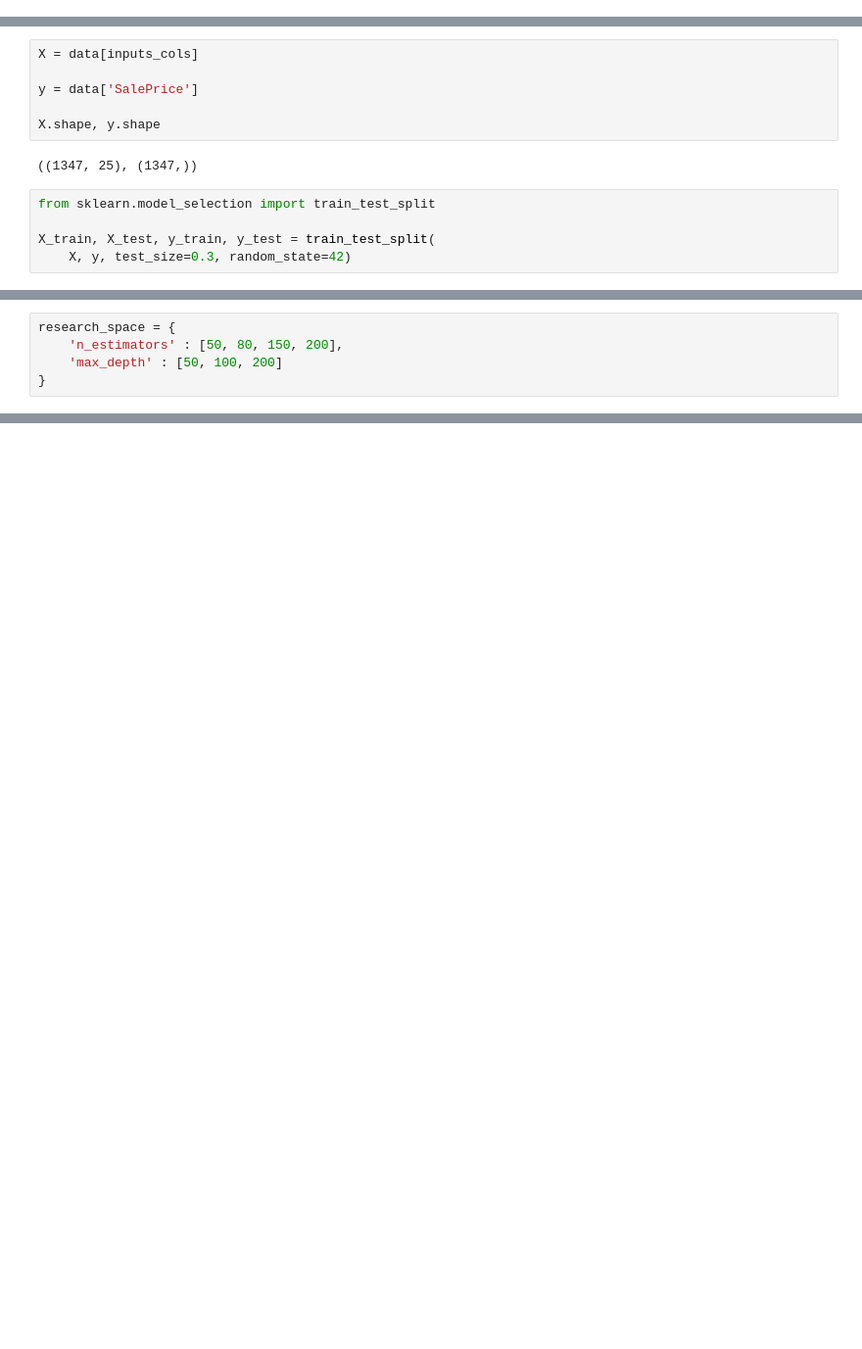
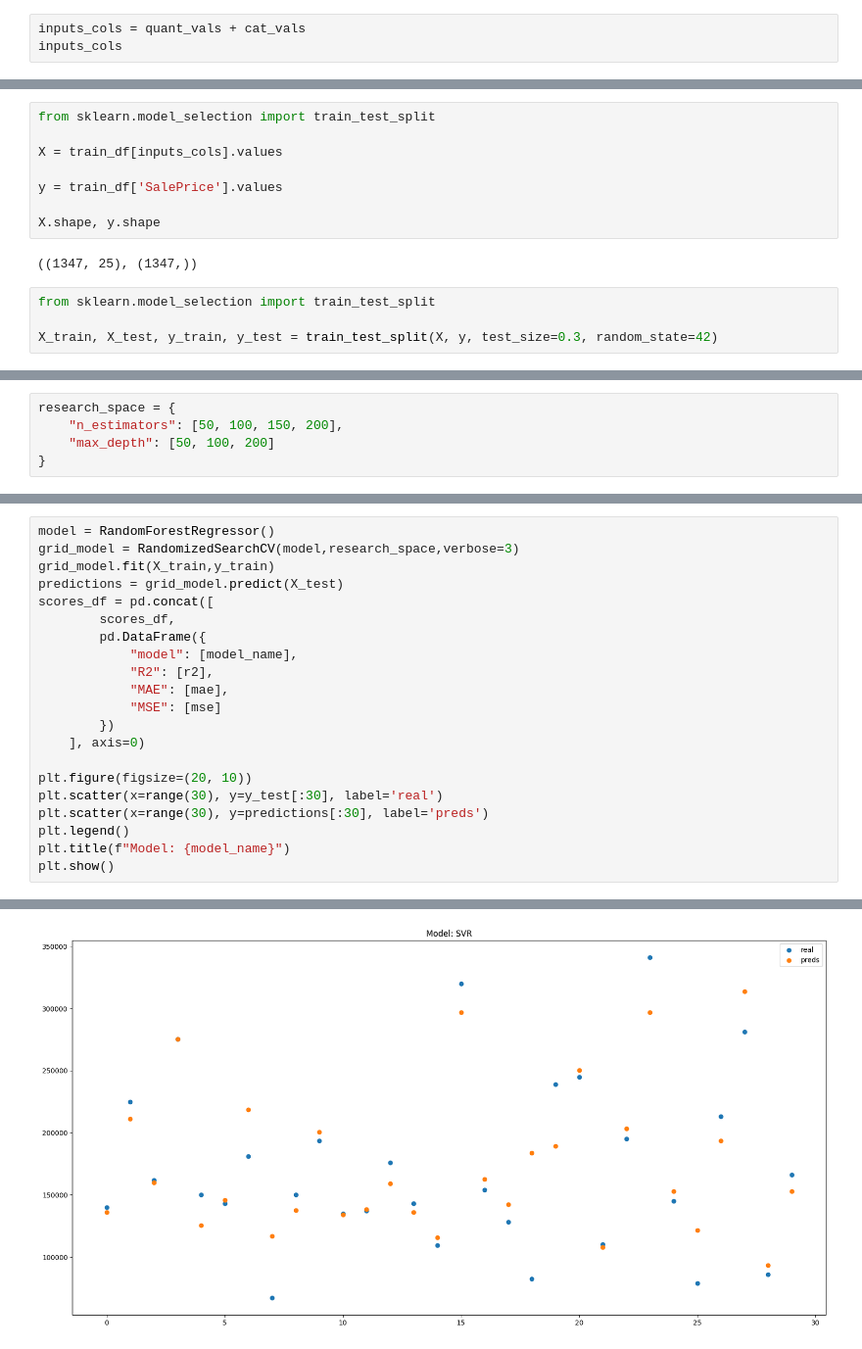
Before and after one commit to NithuSiva/M2_courses, a Jupyter notebook: ATC/td/housepriceexo.ipynb, the cells around one changed output, grey strips where cells are left out. Shown at 98% size. Saved outputs shown, nothing was run; the diff lists cells and outputs as text; blank space fills up the shorter version.

```diff
--- a/ATC/td/housepriceexo.ipynb
+++ b/ATC/td/housepriceexo.ipynb
@@ -551,0 +576,3 @@ inputs_cols = quant_vars + cat_vals
+# %%
+inputs_cols = quant_vals + cat_vals
+inputs_cols
@@ -552,7 +597,9 @@ inputs_cols = quant_vars + cat_vals
 # %%
-X = data[inputs_cols]
+from sklearn.model_selection import train_test_split
 
-y = data['SalePrice']
+X = train_df[inputs_cols].values
+
+y = train_df['SalePrice'].values
 
 X.shape, y.shape
 # %% [output]
@@ -560,6 +607,5 @@ X.shape, y.shape
 # %%
 from sklearn.model_selection import train_test_split
 
-X_train, X_test, y_train, y_test = train_test_split(
-    X, y, test_size=0.3, random_state=42)
+X_train, X_test, y_train, y_test = train_test_split(X, y, test_size=0.3, random_state=42)
 # %%
@@ -643,6 +682,6 @@ print(sorted_scores_df)
 # %%
 research_space = {
-    'n_estimators' : [50, 80, 150, 200],
-    'max_depth' : [50, 100, 200]
+    "n_estimators": [50, 100, 150, 200],
+    "max_depth": [50, 100, 200]
 }
 # %%
@@ -666,0 +727,22 @@ RandomForestRegressor(max_depth=50, n_estimators=200)
+# %%
+model = RandomForestRegressor()
+grid_model = RandomizedSearchCV(model,research_space,verbose=3)
+grid_model.fit(X_train,y_train)
+predictions = grid_model.predict(X_test)
+scores_df = pd.concat([
+        scores_df,
+        pd.DataFrame({
+            "model": [model_name],
+            "R2": [r2],
+            "MAE": [mae],
+            "MSE": [mse]
+        })
+    ], axis=0)
+
+plt.figure(figsize=(20, 10))
+plt.scatter(x=range(30), y=y_test[:30], label='real')
+plt.scatter(x=range(30), y=predictions[:30], label='preds')
+plt.legend()
+plt.title(f"Model: {model_name}")
+plt.show()
+# %% [output]
@@ -666,0 +766 @@ RandomForestRegressor(max_depth=50, n_estimators=200)
+[figure, added]
```
Also changed, not shown: parts of 126 cells of this notebook, 26 other files.
